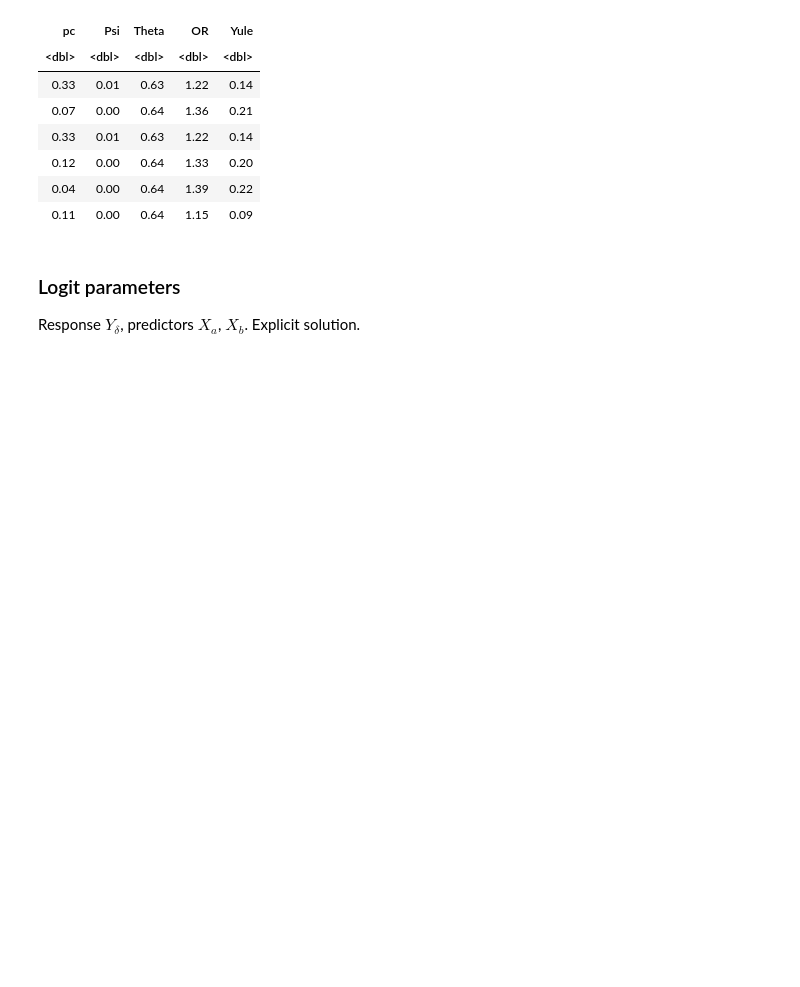
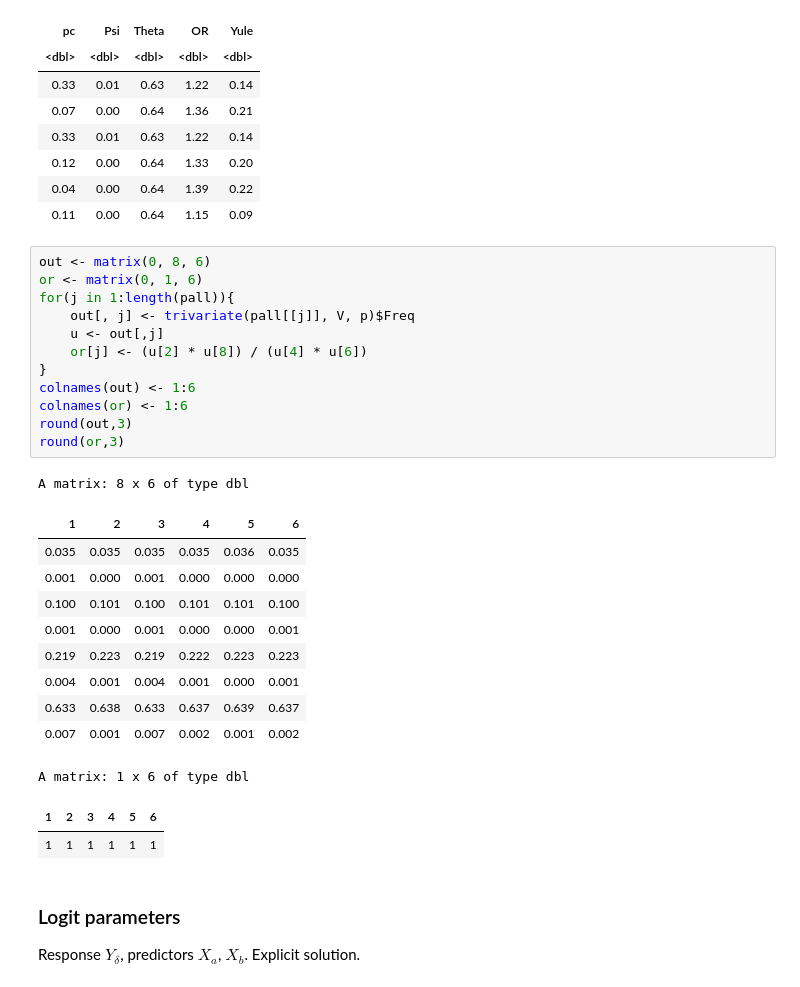
Before and after one commit to StaThin/Ising_paths, a Jupyter notebook: path_based.ipynb, the cells around one changed output. Saved outputs shown, nothing was run; the diff lists cells and outputs as text; blank space fills up the shorter version.

```diff
--- a/path_based.ipynb
+++ b/path_based.ipynb
@@ -358,6 +358,32 @@ A data.frame: 6 x 5
 | 0.12 | 0.00 | 0.64 | 1.33 | 0.20 |
 | 0.04 | 0.00 | 0.64 | 1.39 | 0.22 |
 | 0.11 | 0.00 | 0.64 | 1.15 | 0.09 |
+# %%
+out <- matrix(0, 8, 6)
+or <- matrix(0, 1, 6)
+for(j in 1:length(pall)){
+    out[, j] <- trivariate(pall[[j]], V, p)$Freq
+    u <- out[,j]
+    or[j] <- (u[2] * u[8]) / (u[4] * u[6])
+}
+colnames(out) <- 1:6
+colnames(or) <- 1:6
+round(out,3)
+round(or,3)
+# %% [output]
+A matrix: 8 x 6 of type dbl
+| 1 | 2 | 3 | 4 | 5 | 6 |
+| 0.035 | 0.035 | 0.035 | 0.035 | 0.036 | 0.035 |
+| 0.001 | 0.000 | 0.001 | 0.000 | 0.000 | 0.000 |
+| 0.100 | 0.101 | 0.100 | 0.101 | 0.101 | 0.100 |
+| 0.001 | 0.000 | 0.001 | 0.000 | 0.000 | 0.001 |
+| 0.219 | 0.223 | 0.219 | 0.222 | 0.223 | 0.223 |
+| 0.004 | 0.001 | 0.004 | 0.001 | 0.000 | 0.001 |
+| 0.633 | 0.638 | 0.633 | 0.637 | 0.639 | 0.637 |
+| 0.007 | 0.001 | 0.007 | 0.002 | 0.001 | 0.002 |
+A matrix: 1 x 6 of type dbl
+| 1 | 2 | 3 | 4 | 5 | 6 |
+| 1 | 1 | 1 | 1 | 1 | 1 |
 # %% [markdown]
 ### Logit parameters
 
```
Also changed, not shown: parts of 7 cells of this notebook.
